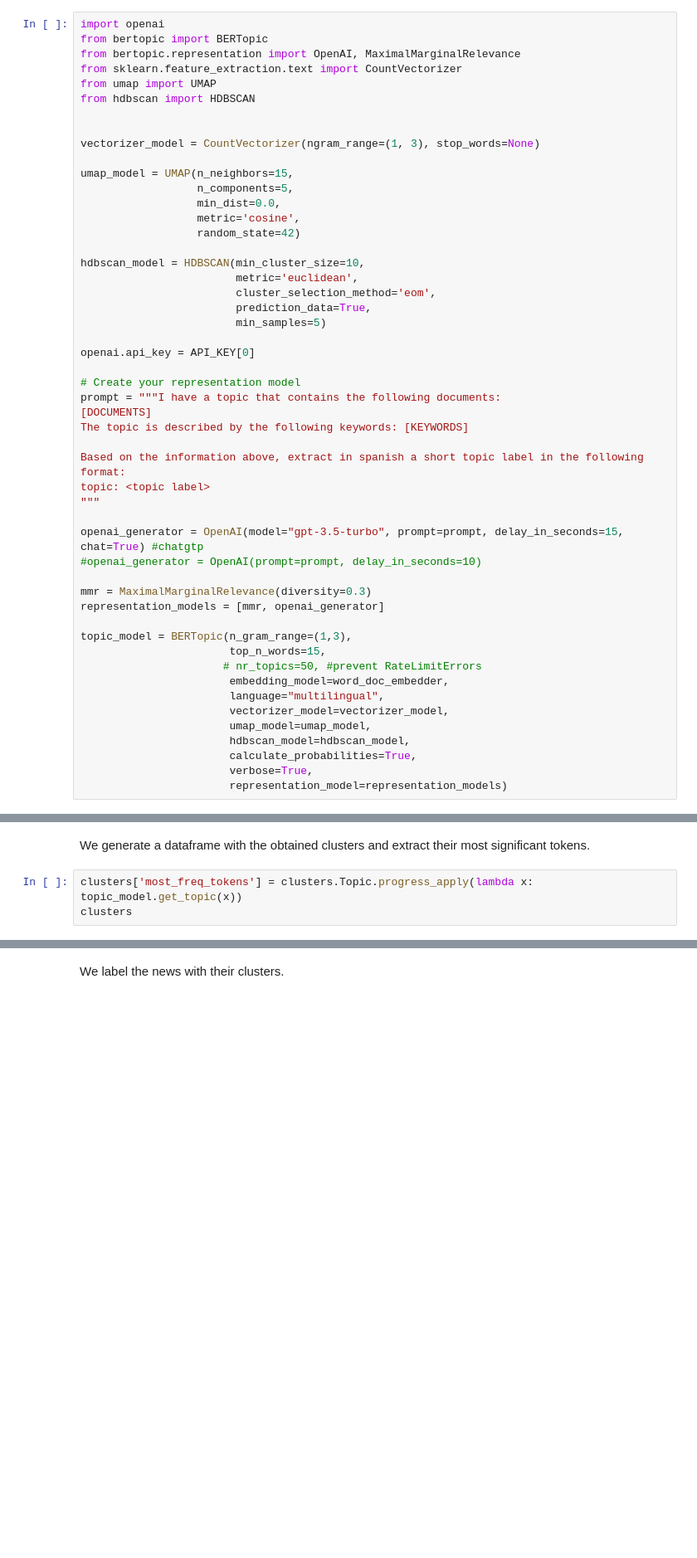
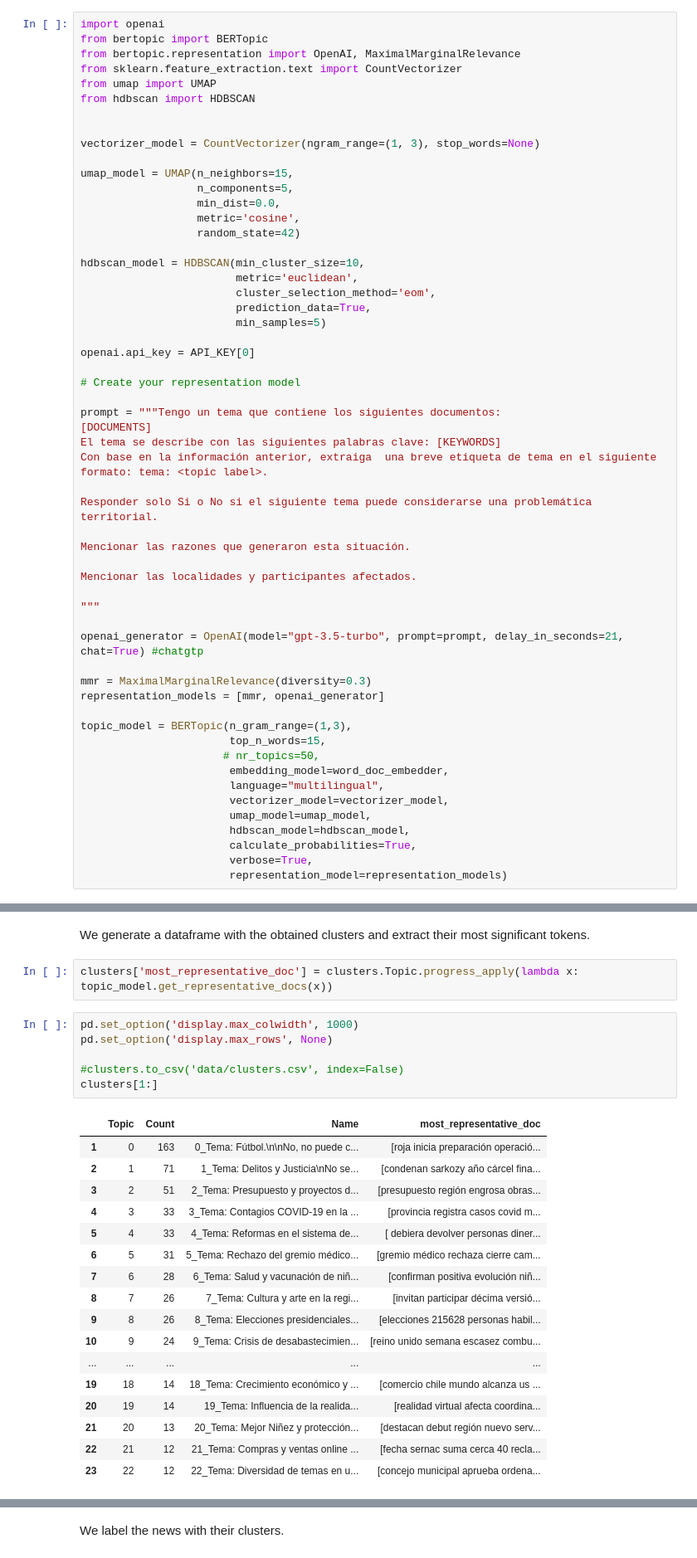
Before and after one commit to recmera/transformers-news-analysis, a Jupyter notebook: Case-study.ipynb, the cells around one changed output, grey strips where cells are left out. Shown at 83% size. Saved outputs shown, nothing was run; the diff lists cells and outputs as text; blank space fills up the shorter version.

```diff
--- a/Case-study.ipynb
+++ b/Case-study.ipynb
@@ -72,23 +72,28 @@ hdbscan_model = HDBSCAN(min_cluster_size=10,
 openai.api_key = API_KEY[0]
 
 # Create your representation model
-prompt = """I have a topic that contains the following documents:
+
+prompt = """Tengo un tema que contiene los siguientes documentos:
 [DOCUMENTS]
-The topic is described by the following keywords: [KEYWORDS]
+El tema se describe con las siguientes palabras clave: [KEYWORDS]
+Con base en la información anterior, extraiga  una breve etiqueta de tema en el siguiente formato: tema: <topic label>.
 
-Based on the information above, extract in spanish a short topic label in the following format:
-topic: <topic label>
+Responder solo Si o No si el siguiente tema puede considerarse una problemática territorial.
+
+Mencionar las razones que generaron esta situación.
+
+Mencionar las localidades y participantes afectados.
+
 """
 
-openai_generator = OpenAI(model="gpt-3.5-turbo", prompt=prompt, delay_in_seconds=15, chat=True) #chatgtp
-#openai_generator = OpenAI(prompt=prompt, delay_in_seconds=10)
+openai_generator = OpenAI(model="gpt-3.5-turbo", prompt=prompt, delay_in_seconds=21, chat=True) #chatgtp
 
 mmr = MaximalMarginalRelevance(diversity=0.3)
 representation_models = [mmr, openai_generator]
 
 topic_model = BERTopic(n_gram_range=(1,3),
                        top_n_words=15,
-                      # nr_topics=50, #prevent RateLimitErrors
+                      # nr_topics=50,
                        embedding_model=word_doc_embedder,
                        language="multilingual",
                        vectorizer_model=vectorizer_model,
@@ -132,7 +133,30 @@ APIError: The server had an error processing your request. Sorry about that! You
 # %% [markdown]
 We generate a dataframe with the obtained clusters and extract their most significant tokens.
 # %%
-clusters['most_freq_tokens'] = clusters.Topic.progress_apply(lambda x: topic_model.get_topic(x))
-clusters
+clusters['most_representative_doc'] = clusters.Topic.progress_apply(lambda x: topic_model.get_representative_docs(x))
+# %%
+pd.set_option('display.max_colwidth', 1000)
+pd.set_option('display.max_rows', None)
+
+#clusters.to_csv('data/clusters.csv', index=False)
+clusters[1:]
+# %% [output]
+|  | Topic | Count | Name | most_representative_doc |
+| 1 | 0 | 163 | 0_Tema: Fútbol.\n\nNo, no puede c... | [roja inicia preparación operació... |
+| 2 | 1 | 71 | 1_Tema: Delitos y Justicia\nNo se... | [condenan sarkozy año cárcel fina... |
+| 3 | 2 | 51 | 2_Tema: Presupuesto y proyectos d... | [presupuesto región engrosa obras... |
+| 4 | 3 | 33 | 3_Tema: Contagios COVID-19 en la ... | [provincia registra casos covid m... |
+| 5 | 4 | 33 | 4_Tema: Reformas en el sistema de... | [ debiera devolver personas diner... |
+| 6 | 5 | 31 | 5_Tema: Rechazo del gremio médico... | [gremio médico rechaza cierre cam... |
+| 7 | 6 | 28 | 6_Tema: Salud y vacunación de niñ... | [confirman positiva evolución niñ... |
+| 8 | 7 | 26 | 7_Tema: Cultura y arte en la regi... | [invitan participar décima versió... |
+| 9 | 8 | 26 | 8_Tema: Elecciones presidenciales... | [elecciones 215628 personas habil... |
+| 10 | 9 | 24 | 9_Tema: Crisis de desabastecimien... | [reino unido semana escasez combu... |
+| ... | ... | ... | ... | ... |
+| 19 | 18 | 14 | 18_Tema: Crecimiento económico y ... | [comercio chile mundo alcanza us ... |
+| 20 | 19 | 14 | 19_Tema: Influencia de la realida... | [realidad virtual afecta coordina... |
+| 21 | 20 | 13 | 20_Tema: Mejor Niñez y protección... | [destacan debut región nuevo serv... |
+| 22 | 21 | 12 | 21_Tema: Compras y ventas online ... | [fecha sernac suma cerca 40 recla... |
+| 23 | 22 | 12 | 22_Tema: Diversidad de temas en u... | [concejo municipal aprueba ordena... |
 # %%
 topic_model.visualize_topics()
```
Also changed, not shown: parts of 9 cells of this notebook.
